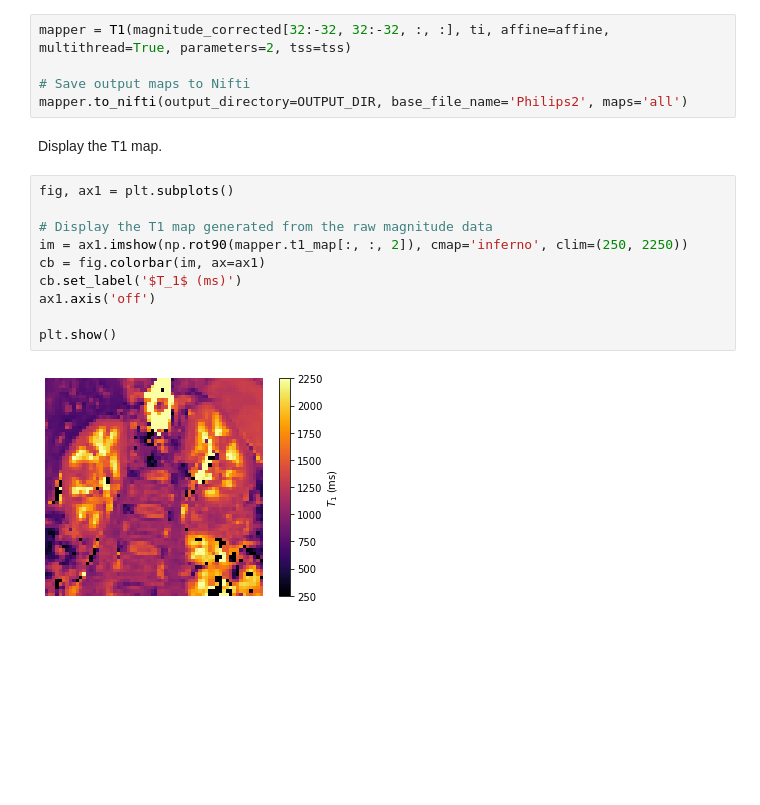
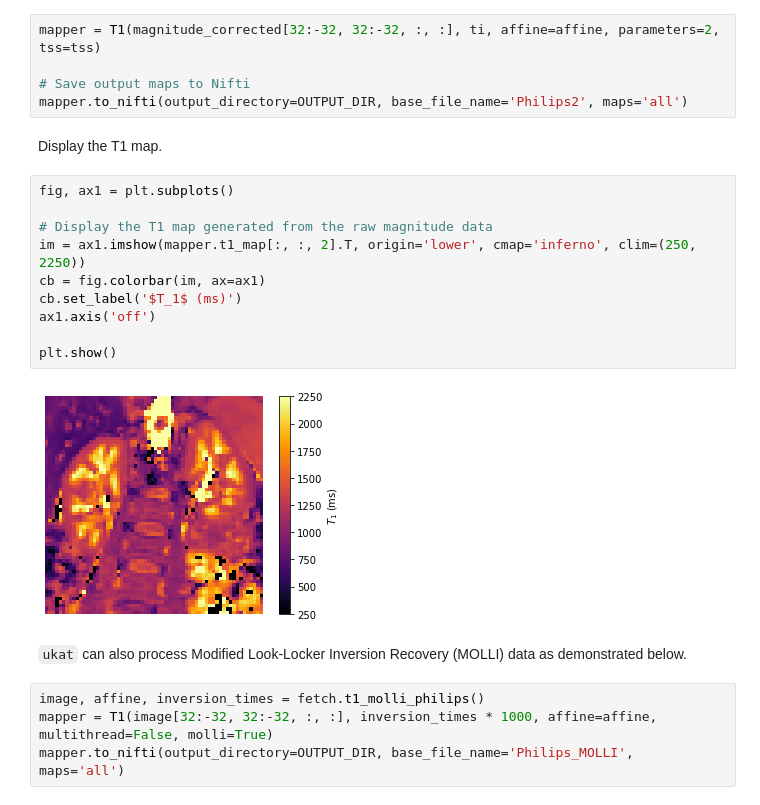
Before and after one commit to UKRIN-MAPS/ukat, a Jupyter notebook: tutorials/t1_calculation.ipynb, the cells around one changed output. Cells and saved outputs as stored; diff of their text form; blank space fills up the shorter version.

Commit message:
Added MOLLI to notebook

```diff
--- a/tutorials/t1_calculation.ipynb
+++ b/tutorials/t1_calculation.ipynb
@@ -64,7 +64,7 @@ however this can be run single-threaded by setting `multithread=False` although
 
 To speed things up a bit we'll just do this for the central region of the image.
 # %%
-mapper = T1(magnitude_corrected[32:-32, 32:-32, :, :], ti, affine=affine, multithread=True, parameters=2, tss=tss)
+mapper = T1(magnitude_corrected[32:-32, 32:-32, :, :], ti, affine=affine, parameters=2, tss=tss)
 
 # Save output maps to Nifti
 mapper.to_nifti(output_directory=OUTPUT_DIR, base_file_name='Philips2', maps='all')
@@ -73,12 +73,18 @@ Display the T1 map.
 # %%
 fig, ax1 = plt.subplots()
 
 # Display the T1 map generated from the raw magnitude data
-im = ax1.imshow(np.rot90(mapper.t1_map[:, :, 2]), cmap='inferno', clim=(250, 2250))
+im = ax1.imshow(mapper.t1_map[:, :, 2].T, origin='lower', cmap='inferno', clim=(250, 2250))
 cb = fig.colorbar(im, ax=ax1)
 cb.set_label('$T_1$ (ms)')
 ax1.axis('off')
 
 plt.show()
 # %% [output]
-[figure, old version]
+[figure, new version]
+# %% [markdown]
+`ukat` can also process Modified Look-Locker Inversion Recovery (MOLLI) data as demonstrated below.
+# %%
+image, affine, inversion_times = fetch.t1_molli_philips()
+mapper = T1(image[32:-32, 32:-32, :, :], inversion_times * 1000, affine=affine, multithread=False, molli=True)
+mapper.to_nifti(output_directory=OUTPUT_DIR, base_file_name='Philips_MOLLI', maps='all')
```
Also changed, not shown: parts of 1 cell of this notebook.
